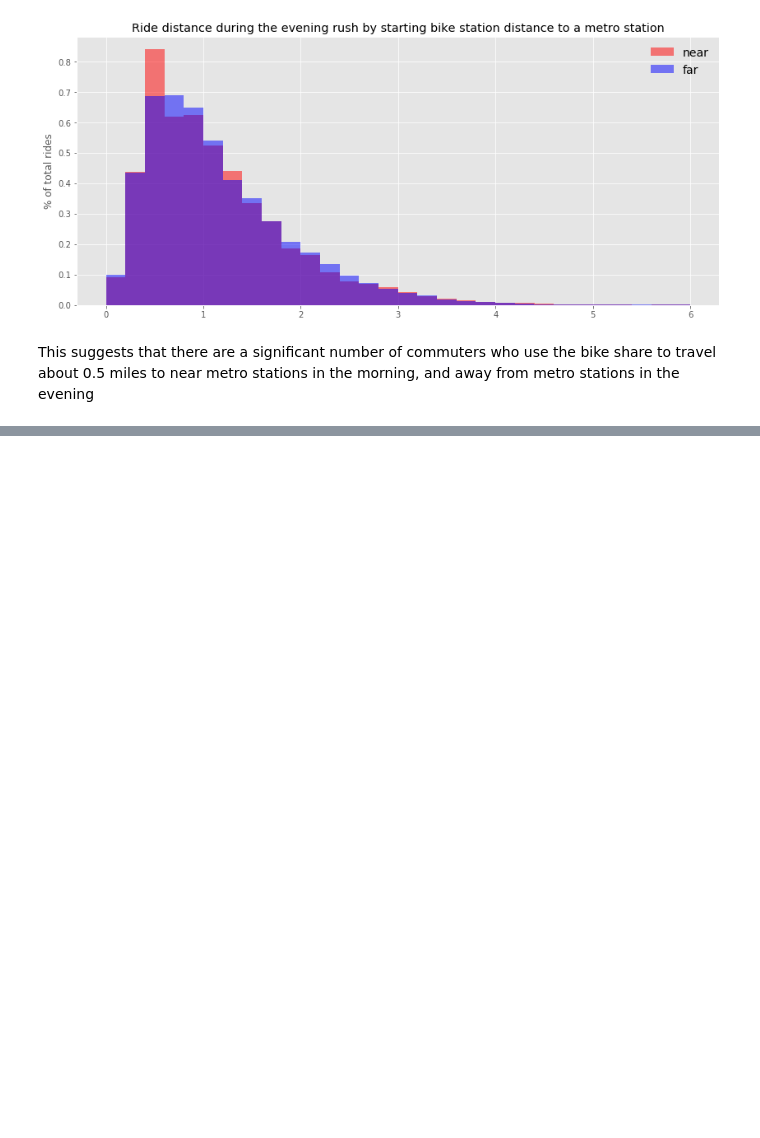
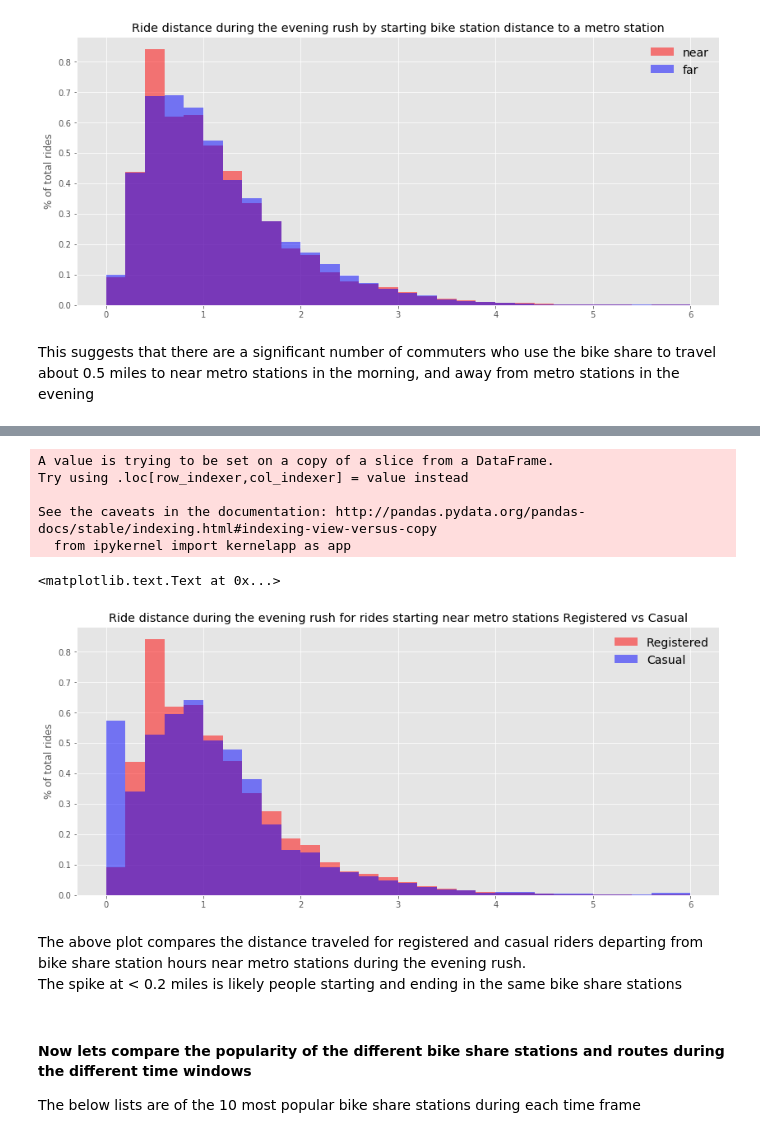
Before and after one commit to dandtaylor/MetroDelayBikeShare, a Jupyter notebook: Analysis_metro_bikeshare_commuters.ipynb, the cells around one changed output, grey strips where cells are left out. Saved outputs shown, nothing was run; the diff lists cells and outputs as text; code cells hidden in the pictures; blank space fills up the shorter version.

```diff
--- a/Analysis_metro_bikeshare_commuters.ipynb
+++ b/Analysis_metro_bikeshare_commuters.ipynb
@@ -635,0 +642,32 @@ ax.set_title('Ride distance during the evening rush by starting bike station dis
+# %%
+bikeshare_weekday_casual['Ride dist'] = bikeshare_weekday_casual.apply(lambda x: route_dist(x['Start station'], x['End station']),
+                                                                axis=1)
+# %% [output]
+A value is trying to be set on a copy of a slice from a DataFrame.
+Try using .loc[row_indexer,col_indexer] = value instead
+
+See the caveats in the documentation: http://pandas.pydata.org/pandas-docs/stable/indexing.html#indexing-view-versus-copy
+  from ipykernel import kernelapp as app
+# %%
+fig, ax = plt.subplots(figsize=[14, 6])
+temp1 = bikeshare_evening_rush.groupby('Start dist').get_group('near')
+temp1[temp1['Ride dist']< 6]['Ride dist'].plot.hist(bins=30, alpha=0.5, normed=True,
+                                                                                         ax=ax, color='r', label='Registered')
+temp2 = bikeshare_weekday_casual.groupby('Start dist').get_group('near')
+temp2[temp2['Ride dist']< 6]['Ride dist'].plot.hist(bins=30, alpha=0.5, normed=True,
+                                                                                         ax=ax, color='b', label='Casual')
+
+#(bikeshare_morning_rush[bikeshare_morning_rush['Ride dist'] < 4]['Ride dist']).plot.hist(bins=30, alpha=0.5,
+#                                                                                         ax=ax, color='r', label='Morning')
+plt.legend(frameon=False, fontsize=14, loc=1)
+ax.set_ylabel('% of total rides')
+ax.set_title('Ride distance during the evening rush for rides starting near metro stations Registered vs Casual')
+# %% [output]
+<matplotlib.text.Text at 0x...>
+[figure, added]
+# %% [markdown]
+The above plot compares the distance traveled for registered and casual riders departing from bike share station hours near metro stations during the evening rush.
+The spike at < 0.2 miles is likely people starting and ending in the same bike share stations
+# %% [markdown]
+#### Now lets compare the popularity of the different bike share stations and routes during the different time windows
+The below lists are of the 10 most popular bike share stations during each time frame
```
Also changed, not shown: parts of 28 cells of this notebook.
